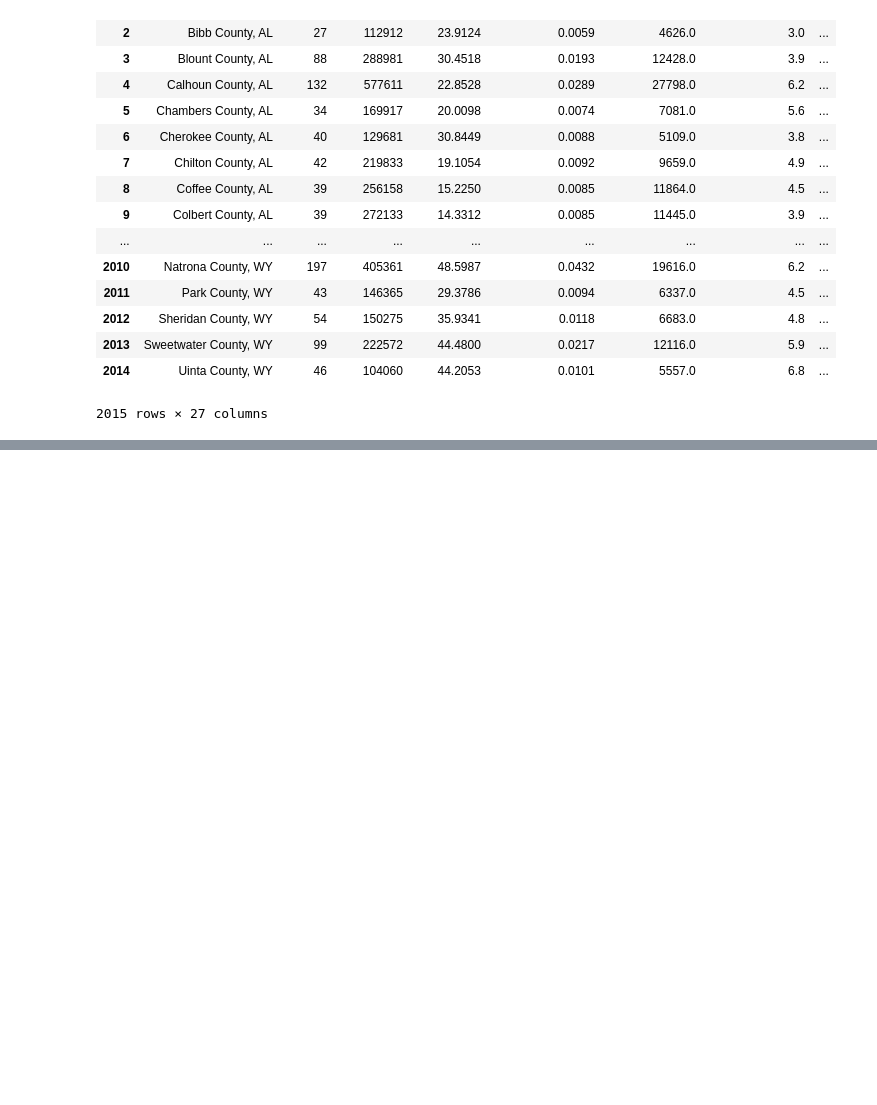
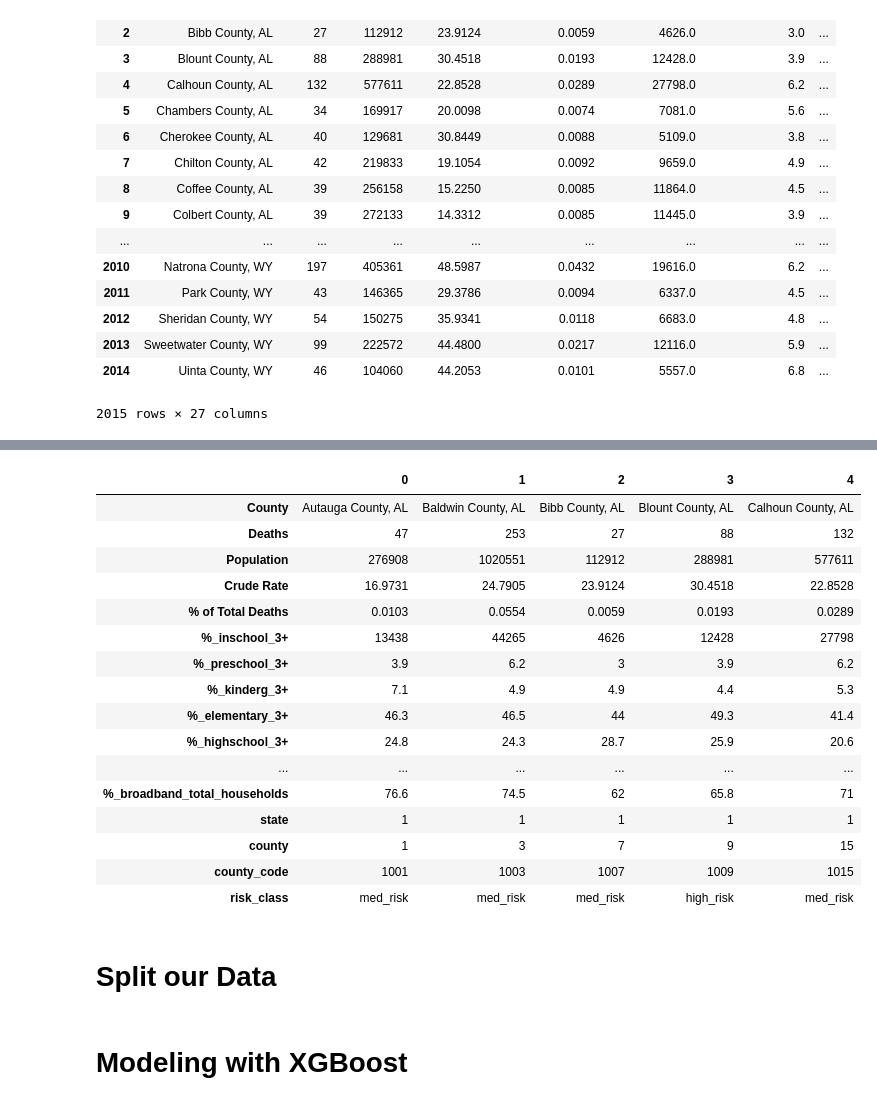
Before and after one commit to MIAISEMAN/mod_3_project, a Jupyter notebook: overdose_classification_by_county.ipynb, the cells around one changed output, grey strips where cells are left out. Saved outputs shown, nothing was run; the diff lists cells and outputs as text; code cells hidden in the pictures; blank space fills up the shorter version.

```diff
--- a/overdose_classification_by_county.ipynb
+++ b/overdose_classification_by_county.ipynb
@@ -355,0 +428,28 @@ counties_data
+# %%
+counties_data.loc[(counties_data['Crude Rate'] < 6), 'risk_class'] = 'lowest_risk'
+counties_data.loc[(counties_data['Crude Rate'] >= 6) & (counties_data['Crude Rate'] < 12), 'risk_class'] = 'low_risk'
+counties_data.loc[(counties_data['Crude Rate'] >= 12) & (counties_data['Crude Rate'] < 28), 'risk_class'] = 'med_risk'
+counties_data.loc[(counties_data['Crude Rate'] >= 28) & (counties_data['Crude Rate'] < 48), 'risk_class'] = 'high_risk'
+counties_data.loc[(counties_data['Crude Rate'] >= 48), 'risk_class'] = 'highest_risk'
+# %%
+counties_data.head().T
+# %% [output]
+|  | 0 | 1 | 2 | 3 | 4 |
+| County | Autauga County, AL | Baldwin County, AL | Bibb County, AL | Blount County, AL | Calhoun County, AL |
+| Deaths | 47 | 253 | 27 | 88 | 132 |
+| Population | 276908 | 1020551 | 112912 | 288981 | 577611 |
+| Crude Rate | 16.9731 | 24.7905 | 23.9124 | 30.4518 | 22.8528 |
+| % of Total Deaths | 0.0103 | 0.0554 | 0.0059 | 0.0193 | 0.0289 |
+| %_inschool_3+ | 13438 | 44265 | 4626 | 12428 | 27798 |
+| %_preschool_3+ | 3.9 | 6.2 | 3 | 3.9 | 6.2 |
+| %_kinderg_3+ | 7.1 | 4.9 | 4.9 | 4.4 | 5.3 |
+| %_elementary_3+ | 46.3 | 46.5 | 44 | 49.3 | 41.4 |
+| %_highschool_3+ | 24.8 | 24.3 | 28.7 | 25.9 | 20.6 |
+| ... | ... | ... | ... | ... | ... |
+| %_broadband_total_households | 76.6 | 74.5 | 62 | 65.8 | 71 |
+| state | 1 | 1 | 1 | 1 | 1 |
+| county | 1 | 3 | 7 | 9 | 15 |
+| county_code | 1001 | 1003 | 1007 | 1009 | 1015 |
+| risk_class | med_risk | med_risk | med_risk | high_risk | med_risk |
+# %% [markdown]
+# Split our Data
@@ -355,0 +465,2 @@ counties_data
+# %% [markdown]
+# Modeling with XGBoost
```
Also changed, not shown: parts of 12 cells of this notebook.
